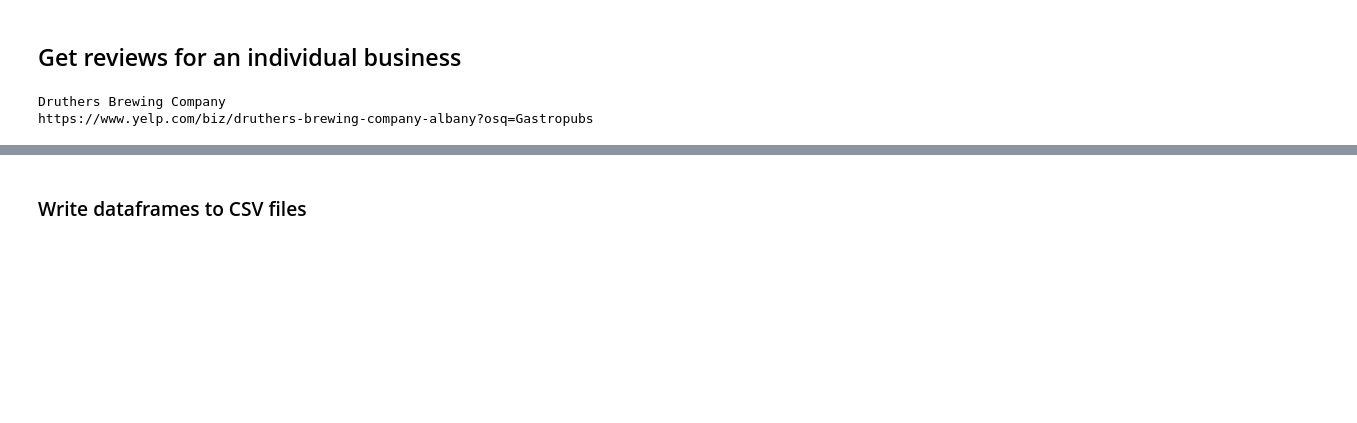
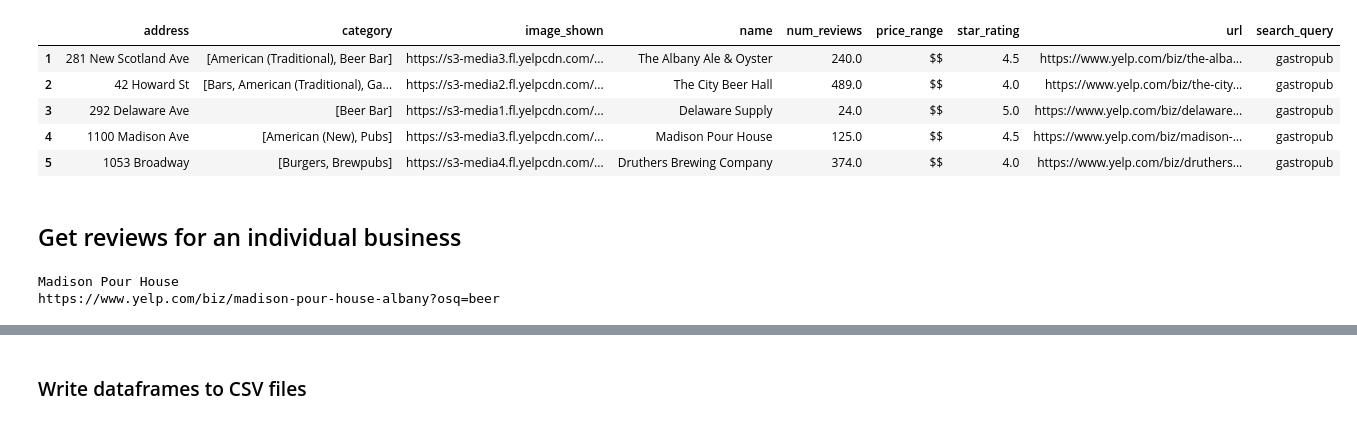
Before and after one commit to DTrimarchi10/nlp_yelp_review_data, a Jupyter notebook: Data_Gathering.ipynb, the cells around one changed output, grey strips where cells are left out. Drawn from its saved outputs; the diff is of its cells as text; code cells hidden in the pictures; blank space fills up the shorter version.

```diff
--- a/Data_Gathering.ipynb
+++ b/Data_Gathering.ipynb
@@ -89,2 +151,13 @@ search_results[1].find('img')['src']
+# %%
+business_info_df['search_query'] = search_query_list
+
+business_info_df.head()
+# %% [output]
+|  | address | category | image_shown | name | num_reviews | price_range | star_rating | url | search_query |
+| 1 | 281 New Scotland Ave | [American (Traditional), Beer Bar] | https://s3-media3.fl.yelpcdn.com/... | The Albany Ale & Oyster | 240.0 | $$ | 4.5 | https://www.yelp.com/biz/the-alba... | gastropub |
+| 2 | 42 Howard St | [Bars, American (Traditional), Ga... | https://s3-media2.fl.yelpcdn.com/... | The City Beer Hall | 489.0 | $$ | 4.0 | https://www.yelp.com/biz/the-city... | gastropub |
+| 3 | 292 Delaware Ave | [Beer Bar] | https://s3-media1.fl.yelpcdn.com/... | Delaware Supply | 24.0 | $$ | 5.0 | https://www.yelp.com/biz/delaware... | gastropub |
+| 4 | 1100 Madison Ave | [American (New), Pubs] | https://s3-media3.fl.yelpcdn.com/... | Madison Pour House | 125.0 | $$ | 4.5 | https://www.yelp.com/biz/madison-... | gastropub |
+| 5 | 1053 Broadway | [Burgers, Brewpubs] | https://s3-media4.fl.yelpcdn.com/... | Druthers Brewing Company | 374.0 | $$ | 4.0 | https://www.yelp.com/biz/druthers... | gastropub |
 # %% [markdown]
 ## Get reviews for an individual business
@@ -91,9 +290,9 @@ search_results[1].find('img')['src']
 # %%
-index_num = 6
+index_num = 4
 business_url = business_info_df.url[index_num]
 business_name = business_info_df.name[index_num]
 print(business_name)
 print(business_url)
 # %% [output]
-Druthers Brewing Company
-https://www.yelp.com/biz/druthers-brewing-company-albany?osq=Gastropubs
+Madison Pour House
+https://www.yelp.com/biz/madison-pour-house-albany?osq=beer
```
Also changed, not shown: parts of 30 cells of this notebook, 2 other files.
